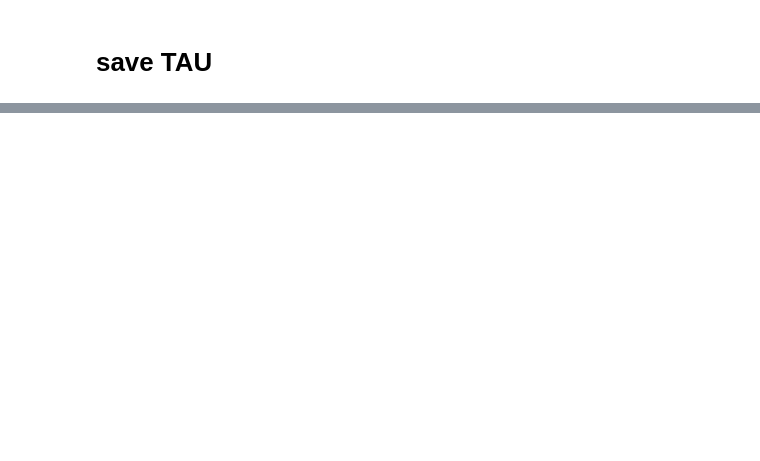
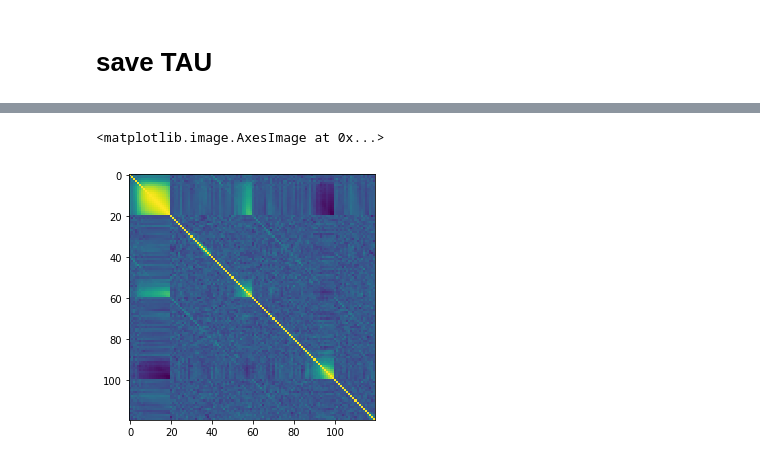
Before and after one commit to des-science/Y3_shearcat_tests, a Jupyter notebook: alpha-beta-eta-test/code_marco_ABE/plot_results.ipynb, the cells around one changed output, grey strips where cells are left out. Cells and saved outputs as stored; diff of their text form; code cells hidden in the pictures; blank space fills up the shorter version.

```diff
--- a/alpha-beta-eta-test/code_marco_ABE/plot_results.ipynb
+++ b/alpha-beta-eta-test/code_marco_ABE/plot_results.ipynb
@@ -449,20 +527,21 @@ if 1==1:
 # save TAU
 # %%
 xx = 1
-
-
+path_flask = '/global/cscratch1/sd/mgatti/Cosmic_shear/output_ABE_mastercat_4_20_FLASK/final/'
 Arrs=["p","q","w"]
 
 FLASK = False
-SW = False
+SW = True
 
 if SW :
-    rrs=["y3__p_sw","y3__q_sw","y3__w_sw"]
+    rrs=["p_sw","q_sw","w_sw"]
+
 else:
-    rrs=["y3__p","y3__q","y3__w"]
+    rrs=["p","q","w"]
 
-
+rrsF=["p","q","w"]
 hh=0
+nrel=300
 ataus = dict()
 for hg,rr in enumerate(rrs):
     tpv = []
@@ -473,7 +552,7 @@ for hg,rr in enumerate(rrs):
 
 
     # NO mean subtraction
-    pathu = './dvs/{0}__withweight'.format(rr)
+    pathu = '/global/cscratch1/sd/mgatti/Cosmic_shear/output_ABE_mastercat_04_20/final/_0/y3__4thrun__{0}__4thrun__withweight'.format(rr)
     muteaa = load_obj(pathu)
     tpv.append(muteaa['high']["xip"])#/R[hh])
     tmv.append(muteaa['high']["xim"])#/R[hh])
@@ -490,7 +569,7 @@ for hg,rr in enumerate(rrs):
         jhp = []
         jhm = []
         for jk in range(nrel):
-            path=path_flask +"_{0}/y3_sm2__{1}_FLASK_{2}__noweight".format(hh,Arrs[hg],jk)
+            path=path_flask +"_{0}/y3_sm2__{1}_FLASKw_{2}__withweight".format(hh,rrsF[hg],jk)
             muteaa = load_obj(path)
             jhp.append(muteaa['high']["xip"])#/R[hh])
             jhm.append(muteaa['high']["xim"])#/R[hh]
@@ -734,0 +951,61 @@ print ("done")
+# %%
+# file input :
+path = './dvs/'
+
+
+
+# *****************************
+tau = 'tau__sw__JK_Y3_1.fits'
+rho = 'rho__sw__JK_Y3_1.fits'
+
+
+# *****************************
+tau = 'tau__JK_Y3_1.fits'
+rho = 'rho__JK_Y3_1.fits'
+# *****************************
+# *****************************
+tau = 'tau__FLASK_Y3_1.fits'
+tau = 'tau__JK_Y3_1.fits'
+rho = 'rho__JK_Y3_1.fits'
+
+
+tau = 'tau__sw__JK_Y3_1.fits'
+rho = 'rho__sw__JK_Y3_1.fits'
+
+
+# *****************************
+tau = 'tau__FLASK_Y3_1.fits'
+rho = 'rho__JK_Y3_1.fits'
+
+tau = 'tau__sw__FLASK_Y3_1.fits'
+rho = 'rho__sw__JK_Y3_1.fits'
+
+#rho = 'rho_nomean_JK_Y3_1.fits'
+
+
+minscale=0.1
+maxscale=3000.
+
+meanr, rhos,  covrho =  read_rhos(path+rho, minscale=minscale, maxscale=maxscale)
+meanr, taus,  covtau =  read_taus(path+tau, minscale=minscale, maxscale=maxscale)
+print meanr
+
+taus[0]=taus[0]#-rho_dict['y3__pshuffle1_pv'][1]
+taus[2]=taus[2]#-rho_dict['y3__qshuffle1_pv'][1]
+
+
+data = {}
+data['rhos'] = rhos
+data['cov_rhos'] = covrho
+data['taus'] = taus
+data['cov_taus'] = covtau
+i_guess = [ 0, 1, -1 ] #fiducial values
+
+
+import copy
+corrtau=copy.copy(covtau)*0.
+for i in range(covtau.shape[0]):
+    for j in range(covtau.shape[0]):
+        corrtau[i,j] = covtau[i,j]/np.sqrt(covtau[i,i]*covtau[j,j])
+plt.imshow(corrtau)
+# %% [output]
@@ -734,0 +1018,2 @@ print ("done")
+<matplotlib.image.AxesImage at 0x...>
+[figure, added]
```
Also changed, not shown: parts of 33 cells of this notebook.
